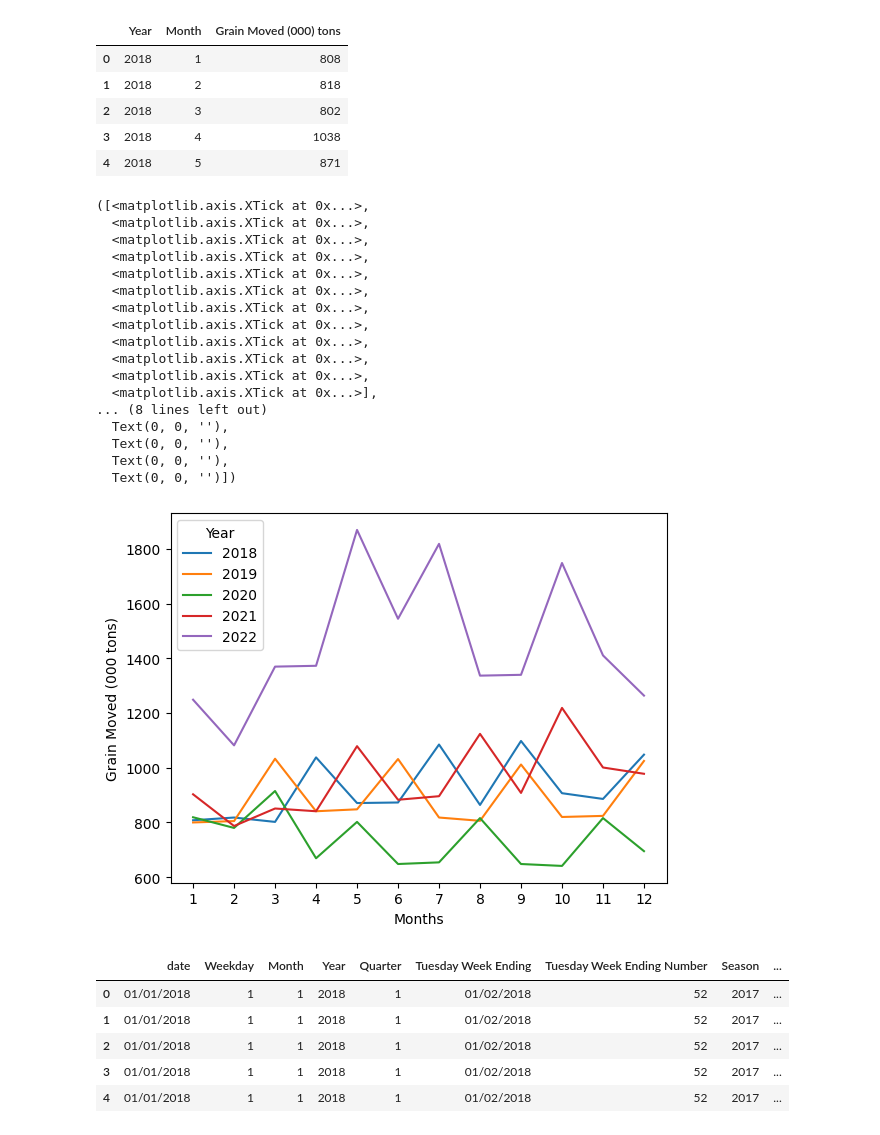
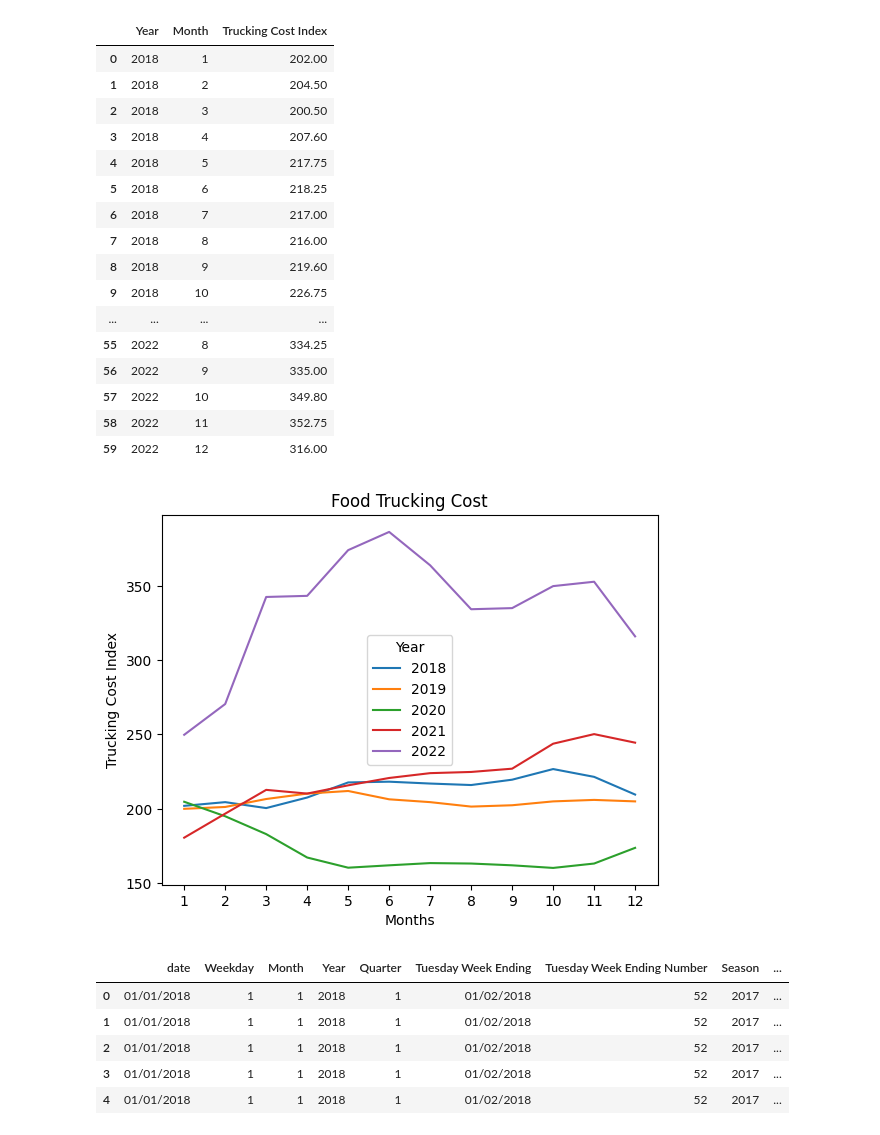
Before and after one commit to ajoyg/covid19_food_prod_impact, a Jupyter notebook: food_production_analysis/Food_transport_viz.ipynb, the cells around one changed output. Cells and saved outputs as stored; diff of their text form; code cells hidden in the pictures.

Commit message:
Added visualizations for q1,3,4

```diff
--- a/food_production_analysis/Food_transport_viz.ipynb
+++ b/food_production_analysis/Food_transport_viz.ipynb
@@ -3,40 +3,36 @@ import pandas as pd
 import matplotlib.pyplot as plt
 import numpy as np
 # %%
-grain_trucking_volume_df = pd.read_csv("staging/grain_trucking_volume.csv")
-grain_trucking_volume_df.head()
+grain_trucking_cost_df = pd.read_csv("staging/grain_trucking_cost.csv")
+grain_trucking_cost_df
 # %% [output]
-|  | Year | Month | Grain Moved (000) tons |
-| 0 | 2018 | 1 | 808 |
-| 1 | 2018 | 2 | 818 |
-| 2 | 2018 | 3 | 802 |
-| 3 | 2018 | 4 | 1038 |
-| 4 | 2018 | 5 | 871 |
+|  | Year | Month | Trucking Cost Index |
+| 0 | 2018 | 1 | 202.00 |
+| 1 | 2018 | 2 | 204.50 |
+| 2 | 2018 | 3 | 200.50 |
+| 3 | 2018 | 4 | 207.60 |
+| 4 | 2018 | 5 | 217.75 |
+| 5 | 2018 | 6 | 218.25 |
+| 6 | 2018 | 7 | 217.00 |
+| 7 | 2018 | 8 | 216.00 |
+| 8 | 2018 | 9 | 219.60 |
+| 9 | 2018 | 10 | 226.75 |
+| ... | ... | ... | ... |
+| 55 | 2022 | 8 | 334.25 |
+| 56 | 2022 | 9 | 335.00 |
+| 57 | 2022 | 10 | 349.80 |
+| 58 | 2022 | 11 | 352.75 |
+| 59 | 2022 | 12 | 316.00 |
 # %%
-grain_trucking_vol_graph = grain_trucking_volume_df.pivot(index='Month', columns='Year', values='Grain Moved (000) tons')
-grain_trucking_vol_graph.plot()
+grain_trucking_cost_graph = grain_trucking_cost_df.pivot(index='Month', columns='Year', values='Trucking Cost Index')
+grain_trucking_cost_graph.plot()
 plt.xlabel("Months")
-plt.ylabel("Grain Moved (000 tons)")
+plt.ylabel("Trucking Cost Index")
 plt.xticks(np.arange(1, 13, 1.0))
+plt.title("Food Trucking Cost")
+plt.savefig("output/trucking_cost_index.png")
 # %% [output]
-([<matplotlib.axis.XTick at 0x...>,
-  <matplotlib.axis.XTick at 0x...>,
-  <matplotlib.axis.XTick at 0x...>,
-  <matplotlib.axis.XTick at 0x...>,
-  <matplotlib.axis.XTick at 0x...>,
-  <matplotlib.axis.XTick at 0x...>,
-  <matplotlib.axis.XTick at 0x...>,
-  <matplotlib.axis.XTick at 0x...>,
-  <matplotlib.axis.XTick at 0x...>,
-  <matplotlib.axis.XTick at 0x...>,
-  <matplotlib.axis.XTick at 0x...>,
-  <matplotlib.axis.XTick at 0x...>],
-... (8 lines left out)
-  Text(0, 0, ''),
-  Text(0, 0, ''),
-  Text(0, 0, ''),
-  Text(0, 0, '')])
-[figure, old version]
+[figure, new version]
 # %%
 refrigerated_food_volume_df = pd.read_csv("staging/refrigerated_truck_volume.csv")
 refrigerated_food_volume_df.head()
```
Also changed, not shown: parts of 1 cell of this notebook, 16 other files.
